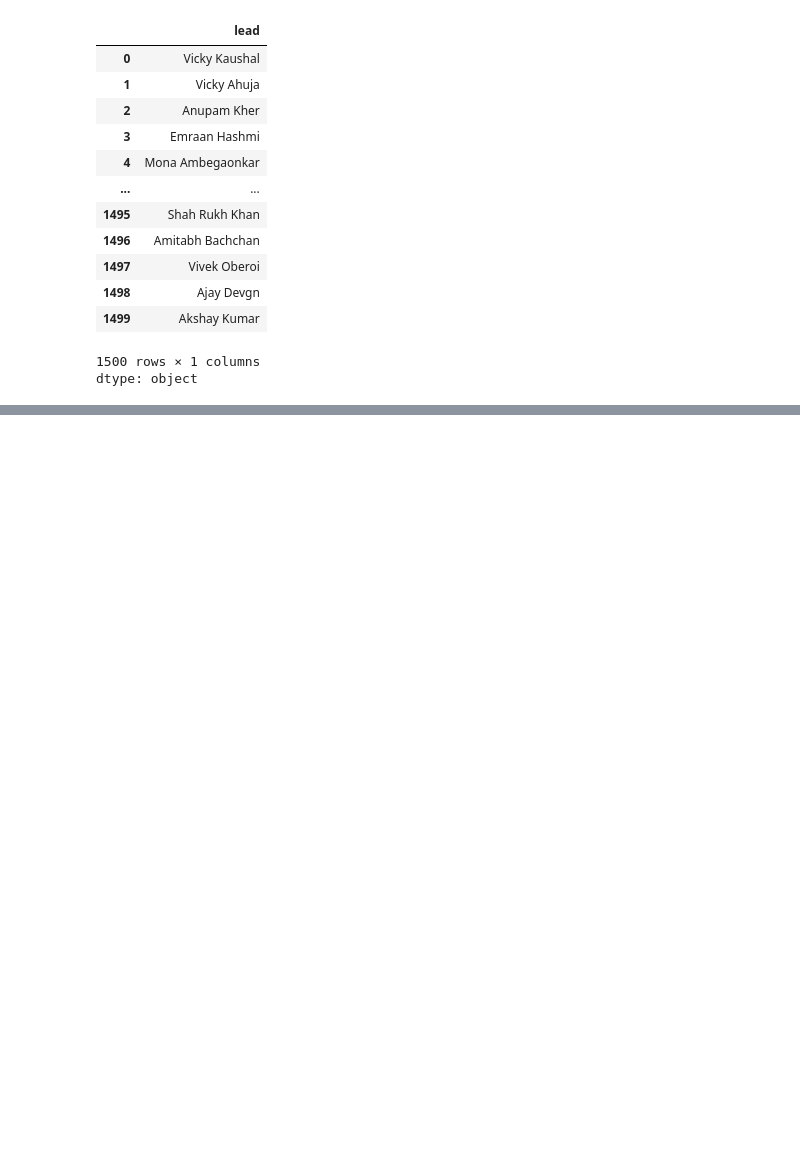
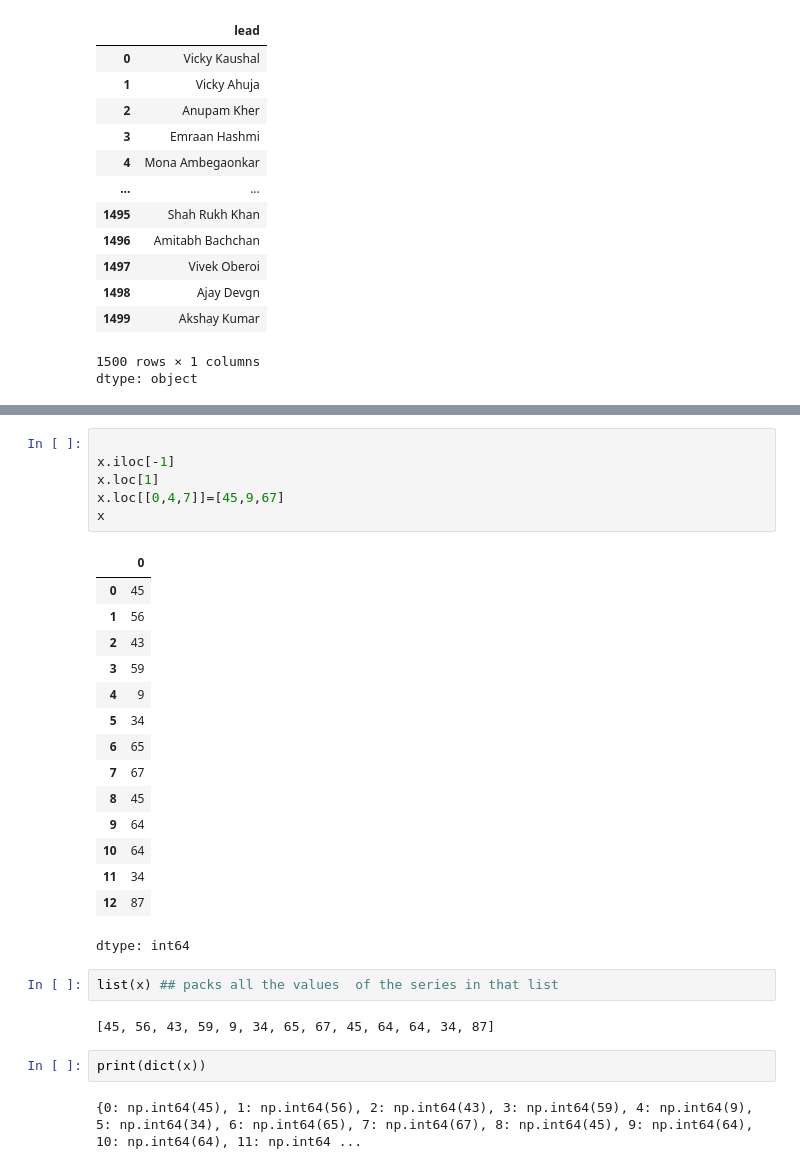
Before and after one commit to Hubert1234567890/python_data_science-, a Jupyter notebook: pandas/pandas_practice.ipynb, the cells around one changed output, grey strips where cells are left out. Cells and saved outputs as stored; diff of their text form; blank space fills up the shorter version.

```diff
--- a/pandas/pandas_practice.ipynb
+++ b/pandas/pandas_practice.ipynb
@@ -213,0 +275,30 @@ dtype: int64
+# %%
+
+x.iloc[-1]
+x.loc[1]
+x.loc[[0,4,7]]=[45,9,67]
+x
+# %% [output]
+|  | 0 |
+| 0 | 45 |
+| 1 | 56 |
+| 2 | 43 |
+| 3 | 59 |
+| 4 | 9 |
+| 5 | 34 |
+| 6 | 65 |
+| 7 | 67 |
+| 8 | 45 |
+| 9 | 64 |
+| 10 | 64 |
+| 11 | 34 |
+| 12 | 87 |
+dtype: int64
+# %%
+list(x) ## packs all the values  of the series in that list
+# %% [output]
+[45, 56, 43, 59, 9, 34, 65, 67, 45, 64, 64, 34, 87]
+# %%
+print(dict(x))
+# %% [output]
+{0: np.int64(45), 1: np.int64(56), 2: np.int64(43), 3: np.int64(59), 4: np.int64(9), 5: np.int64(34), 6: np.int64(65), 7: np.int64(67), 8: np.int64(45), 9: np.int64(64), 10: np.int64(64), 11: np.int64 ...
```
Also changed, not shown: parts of 12 cells of this notebook.
